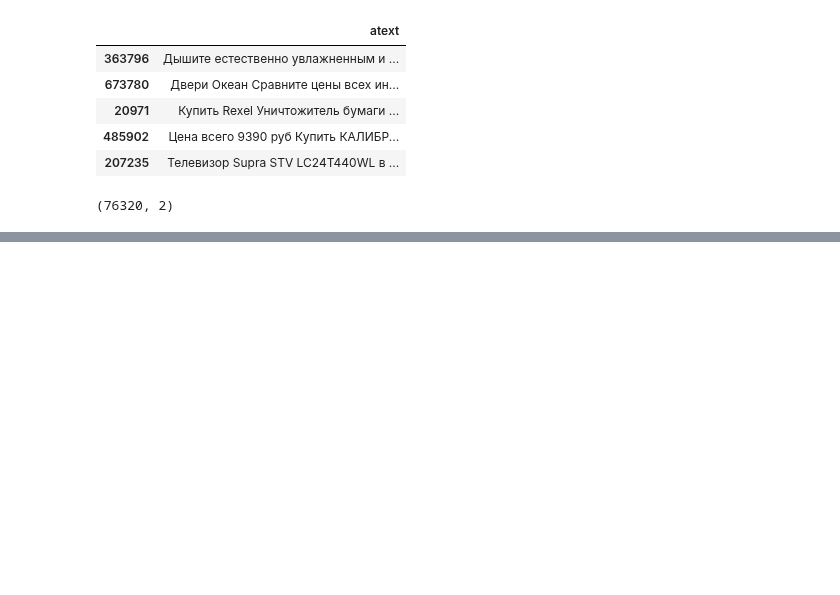
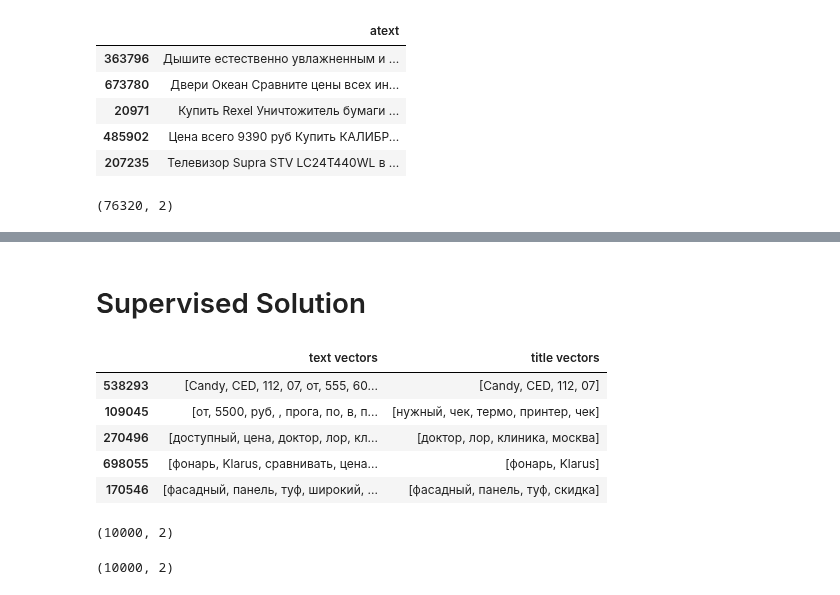
Before and after one commit to innawendell/Describing-Data-, a Jupyter notebook: Ads.ipynb, the cells around one changed output, grey strips where cells are left out. Drawn from its saved outputs; the diff is of its cells as text; code cells hidden in the pictures; blank space fills up the shorter version.

```diff
--- a/Ads.ipynb
+++ b/Ads.ipynb
@@ -322,0 +327,17 @@ len(small) / len([rank for rank in ranks if rank is not None])
+# %% [markdown]
+# Supervised Solution
+# %%
+training_df = pd.DataFrame()
+# %%
+
+training_df['text vectors'] = X_train_processed
+training_df['title vectors'] = y_train_processed
+# %%
+training_df.head()
+# %% [output]
+|  | text vectors | title vectors |
+| 538293 | [Candy, CED, 112, 07, от, 555, 60... | [Candy, CED, 112, 07] |
+| 109045 | [от, 5500, руб, , прога, по, в, п... | [нужный, чек, термо, принтер, чек] |
+| 270496 | [доступный, цена, доктор, лор, кл... | [доктор, лор, клиника, москва] |
+| 698055 | [фонарь, Klarus, сравнивать, цена... | [фонарь, Klarus] |
+| 170546 | [фасадный, панель, туф, широкий, ... | [фасадный, панель, туф, скидка] |
@@ -322,0 +346,4 @@ len(small) / len([rank for rank in ranks if rank is not None])
+# %%
+train_sample.shape
+# %% [output]
+(10000, 2)
@@ -322,0 +366,4 @@ len(small) / len([rank for rank in ranks if rank is not None])
+# %%
+train_sample.shape
+# %% [output]
+(10000, 2)
```
Also changed, not shown: parts of 34 cells of this notebook.
